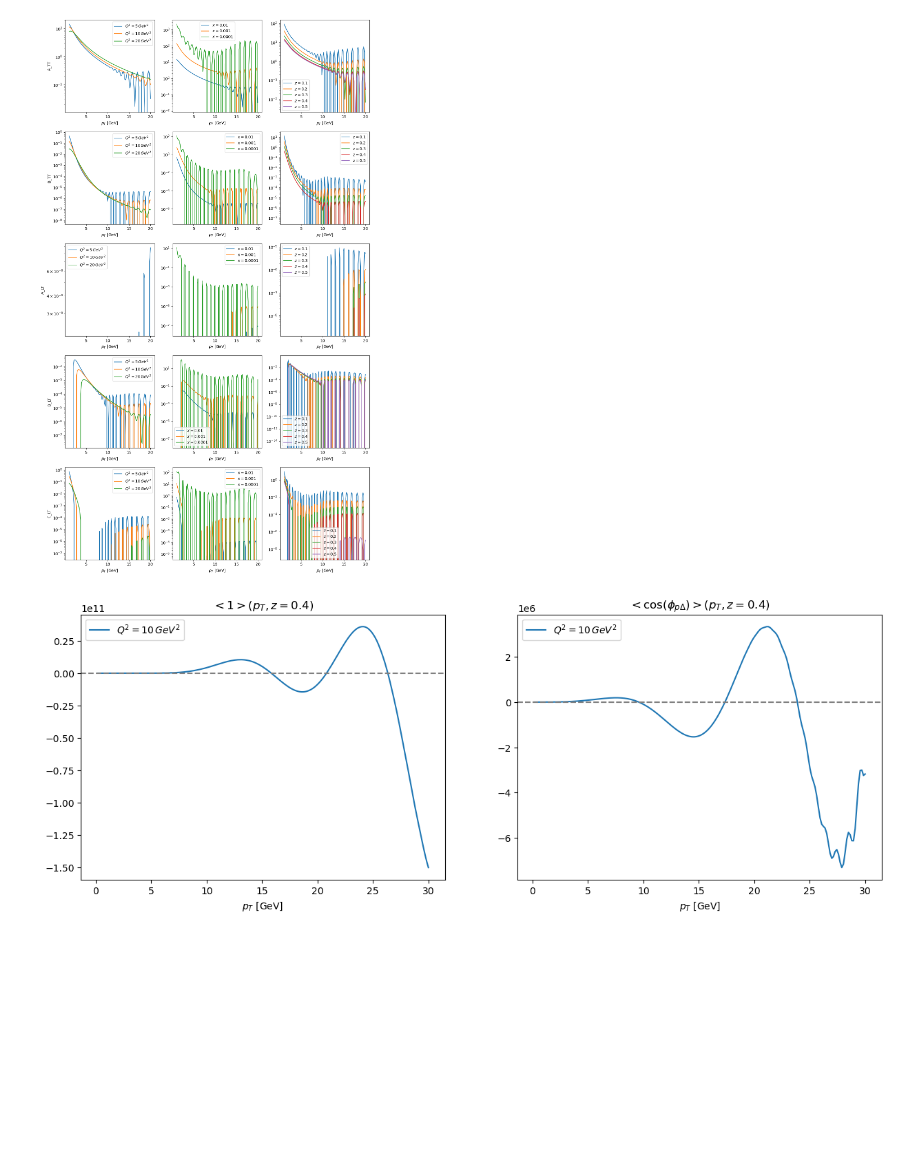
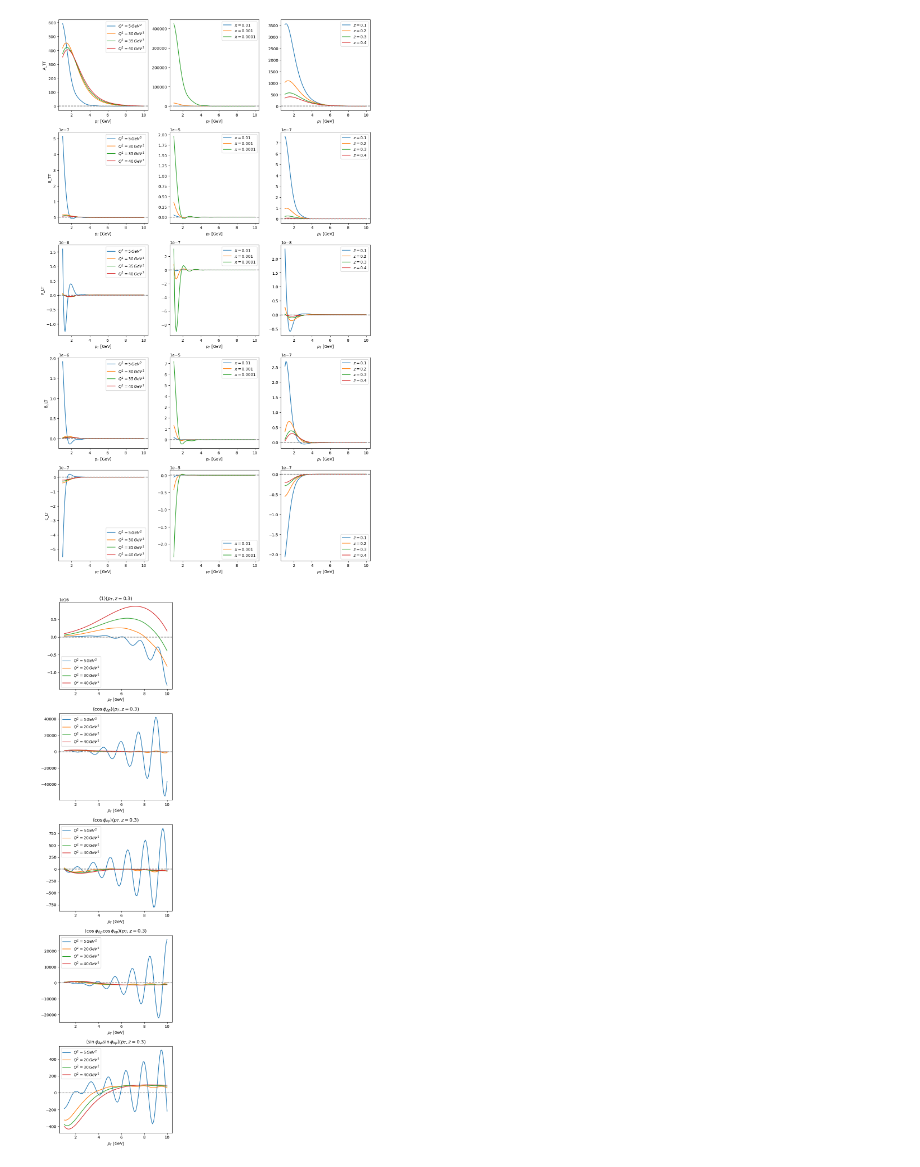
Before and after one commit to brandonmanley/dijet_DSA, a Jupyter notebook: bmanley/DSA_testing.ipynb, the cells around one changed output. Saved outputs shown, nothing was run; the diff lists cells and outputs as text; code cells hidden in the pictures; blank space fills up the shorter version.

```diff
--- a/bmanley/DSA_testing.ipynb
+++ b/bmanley/DSA_testing.ipynb
@@ -418,21 +454,21 @@ for idist, dist in enumerate(['A_TT', 'B_TT', 'A_LT', 'B_LT', 'C_LT']):
         axes[idist,0].legend()
         axes[idist,0].axhline(y=0, color='grey', linestyle='--')
         axes[idist,0].set_xlabel(r'$p_T$ [GeV]')
-        axes[idist,0].semilogy()
+        # axes[idist,0].semilogy()
 
     for ixBj, xBj in enumerate(xBjs):
         axes[idist,1].plot(pT_values, varied_data['xBj'][dist][ixBj], label = fr'$x={xBj}$')
         axes[idist,1].legend()
         axes[idist,1].axhline(y=0, color='grey', linestyle='--')
         axes[idist,1].set_xlabel(r'$p_T$ [GeV]')
-        axes[idist,1].semilogy()
+        # axes[idist,1].semilogy()
 
     for iz, z in enumerate(zs):
         axes[idist,2].plot(pT_values, varied_data['z'][dist][iz], label = fr'$z={z}$')
         axes[idist,2].legend()
         axes[idist,2].axhline(y=0, color='grey', linestyle='--')
         axes[idist,2].set_xlabel(r'$p_T$ [GeV]')
-        axes[idist,2].semilogy()
+        # axes[idist,2].semilogy()
 
 
 # fig, axes = plt.subplots(1, 3, figsize=(12, 5))
@@ -450,37 +486,64 @@ for idist, dist in enumerate(['A_TT', 'B_TT', 'A_LT', 'B_LT', 'C_LT']):
 plt.tight_layout()
 plt.show()
 # %% [output]
-[figure, old version]
+[figure, new version]
 # %%
 # compute <1> and <cos\phi>
 
-test_1 = [A_TT(ipT, test_Q2, test_z, 0.01)/A_TT_unpolar(ipT, test_Q2, test_z, 0.01) for ipT in pT_values]
-test_cos = [B_TT(ipT, test_Q2, test_z, 0.01)/A_TT_unpolar(ipT, test_Q2, test_z, 0.01) for ipT in pT_values]
+
+test_z = 0.3
+test_Q2 = np.sqrt(20)
+test_y = 0.8
+
+def amom(p, Q, z, x, y, func='1'):
+
+    if func == '1': num = (2-y)*A_TT(p, Q, z, x)
+    elif func == 'cosphi': num = 0.5*(2-y)*B_TT(p, Q, z, x)
+    elif func == 'cospsi': num = 0.5*np.sqrt(2*(1-y))*A_LT(p, Q, z, x)
+    elif func == 'coscos': num = 0.25*np.sqrt(2*(1-y))*B_LT(p, Q, z, x)
+    elif func == 'sinsin': num = 0.25*np.sqrt(2*(1-y))*C_LT(p, Q, z, x)
+    denom = (1+((1-y)**2))*A_TT_unpolar(p, Q, z, x) + 4*(1-y)*A_LL_unpolar(p, Q, z, x)
+
+    return num/denom
+
+
+amoms = {ia: [[amom(ipT, Q2, test_z, 0.0001, test_y, ia) for ipT in pT_values] for Q2 in [np.sqrt(5), np.sqrt(20), np.sqrt(30), np.sqrt(40)]] for ia in ['1', 'cosphi', 'cospsi', 'coscos', 'sinsin']}
 # %%
 # plot azimuthal moments
 
-fig, axes = plt.subplots(1, 2, figsize=(15, 5))
+fig, axes = plt.subplots(5, 1, figsize=(5, 20))
 
-axes[0].plot(pT_values, test_1, label = fr'$Q^2={round(test_Q2**2)}\,GeV^2$')
-axes[0].axhline(y=0, color='grey', linestyle='--')
-axes[0].set_xlabel(r'$p_{T}$ [GeV]')
-axes[0].set_title(fr'$<1>(p_T, z={test_z})$')
-axes[0].legend()
-# axes[0].semilogy()
+for iQ, Q in enumerate([5, 20, 30, 40]):
+    axes[0].plot(pT_values, amoms['1'][iQ], label = fr'$Q^2={Q}\,GeV^2$')
+    axes[1].plot(pT_values, amoms['cosphi'][iQ], label = fr'$Q^2={Q}\,GeV^2$')
+    axes[2].plot(pT_values, amoms['cospsi'][iQ], label = fr'$Q^2={Q}\,GeV^2$')
+    axes[3].plot(pT_values, amoms['coscos'][iQ], label = fr'$Q^2={Q}\,GeV^2$')
+    axes[4].plot(pT_values, amoms['sinsin'][iQ], label = fr'$Q^2={Q}\,GeV^2$')
 
-axes[1].plot(pT_values, test_cos, label = fr'$Q^2={round(test_Q2**2)}\,GeV^2$')
-axes[1].axhline(y=0, color='grey', linestyle='--')
-axes[1].set_xlabel(r'$p_{T}$ [GeV]')
-axes[1].set_title(fr'$<\cos (\phi_{{p \Delta}})>(p_T, z={test_z})$')
-axes[1].legend()
-# axes[1].semilogy()
+titles = [fr'$\langle {it} \rangle (p_T, z={test_z})$' for it in ['1', '\\cos\\phi_{\\Delta p}', '\\cos\\phi_{k p}', '\\cos\\phi_{\\Delta p} \\cos\\phi_{k p}', '\\sin \\phi_{\\Delta p} \\sin \\phi_{k p}']]
+for i in range(5):
+    axes[i].axhline(y=0, color='grey', linestyle='--')
+    axes[i].set_xlabel(r'$p_{T}$ [GeV]')
+    axes[i].set_title(titles[i])
+    axes[i].legend()
+    # axes[i].semilogy()
+
+# axes[1].plot(pT_values, test_cos[0], label = fr'$Q^2=20\,GeV^2$')
+# axes[1].plot(pT_values, test_cos[1], label = fr'$Q^2=30\,GeV^2$')
+# axes[1].plot(pT_values, test_cos[2], label = fr'$Q^2=40\,GeV^2$')
+# axes[1].axhline(y=0, color='grey', linestyle='--')
+# axes[1].set_xlabel(r'$p_{T}$ [GeV]')
+# axes[1].set_title(fr'$\langle \cos (\phi_{{p \Delta}}) \rangle (p_T, z={test_z})$')
+# axes[1].legend()
+# # axes[1].semilogy()
 
 
-# plt.plot(pT_values, N_pTs[1], label = "Q, a,b = 1,0")
-# plt.plot(pT_values, N_pTs[2], label = "a,b = 0,1")
-# plt.plot(pT_values, N_pTs[3], label = "a,b = 1,1")
-# plt.legend()
-plt.axhline(y=0, color='grey', linestyle='--')
+# # plt.plot(pT_values, N_pTs[1], label = "Q, a,b = 1,0")
+# # plt.plot(pT_values, N_pTs[2], label = "a,b = 0,1")
+# # plt.plot(pT_values, N_pTs[3], label = "a,b = 1,1")
+# # plt.legend()
+# plt.axhline(y=0, color='grey', linestyle='--')
+plt.tight_layout()
 plt.show()
 # %% [output]
-[figure, old version]
+[figure, new version]
```
Also changed, not shown: parts of 11 cells of this notebook, 1 other file.
